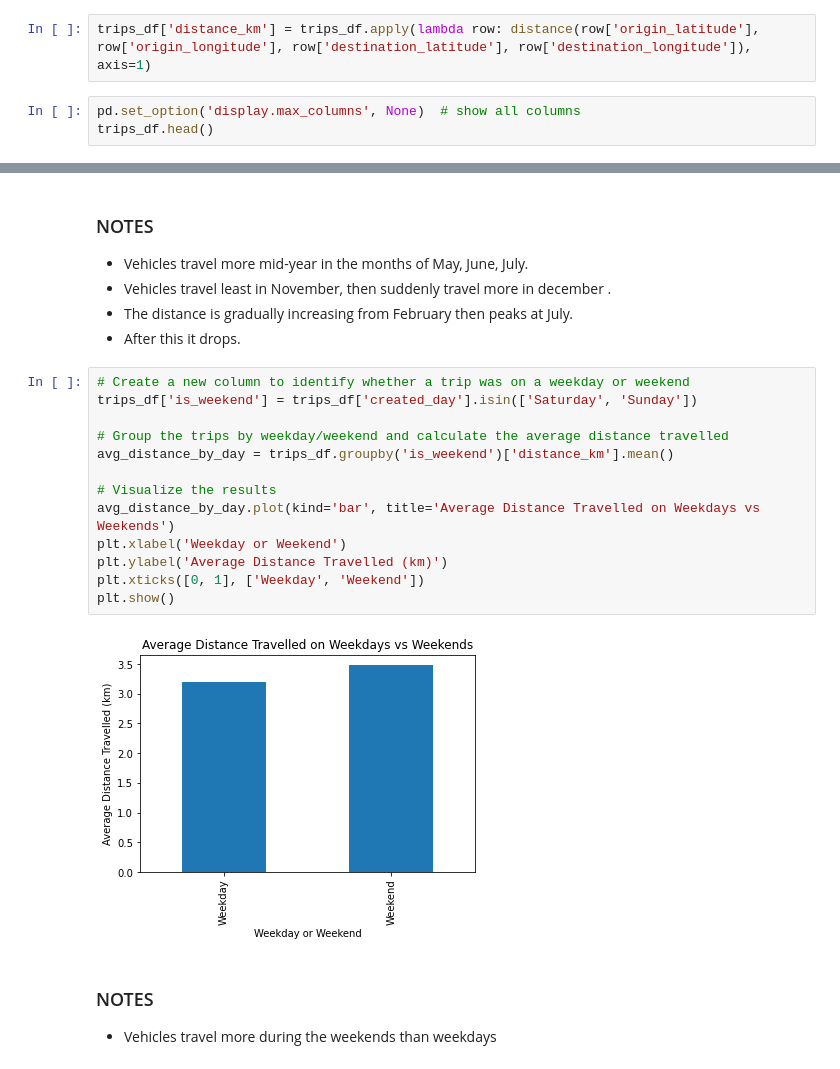
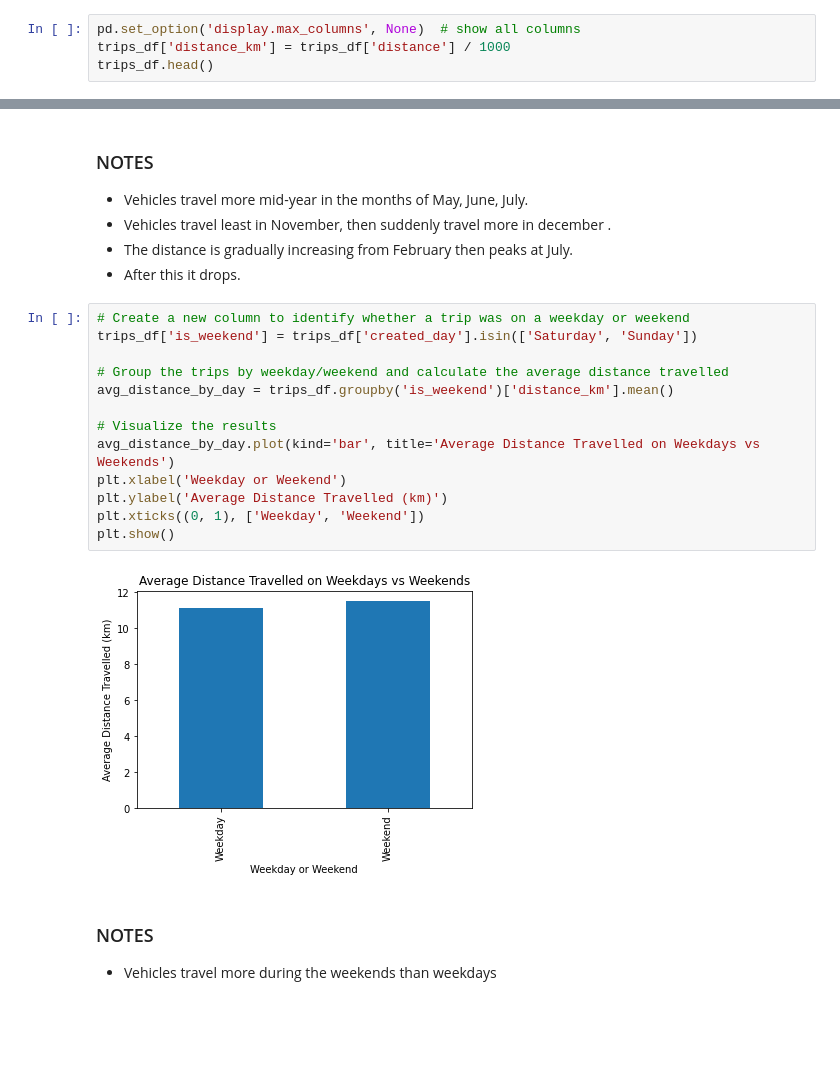
Before and after one commit to Ronnie-Leon76/Yatsa-Analytics, a Jupyter notebook: Yatsa-Analytics-EDA.ipynb, the cells around one changed output, grey strips where cells are left out. Cells and saved outputs as stored; diff of their text form; blank space fills up the shorter version.

```diff
--- a/Yatsa-Analytics-EDA.ipynb
+++ b/Yatsa-Analytics-EDA.ipynb
@@ -294,7 +261,6 @@ def distance(org_lat, org_lon, dest_lat, dest_lon):
-# %%
-trips_df['distance_km'] = trips_df.apply(lambda row: distance(row['origin_latitude'], row['origin_longitude'], row['destination_latitude'], row['destination_longitude']), axis=1)
 # %%
 pd.set_option('display.max_columns', None)  # show all columns
+trips_df['distance_km'] = trips_df['distance'] / 1000
 trips_df.head()
 # %% [output]
 |  | id | created | asset_id | distance | origin_latitude | origin_longitude | origin_time_stamp | ... |
@@ -375,18 +343,18 @@ draw_bar(feature='created_month', label='Month', figsize=(13,6))
 # %%
 # Create a new column to identify whether a trip was on a weekday or weekend
 trips_df['is_weekend'] = trips_df['created_day'].isin(['Saturday', 'Sunday'])
 
 # Group the trips by weekday/weekend and calculate the average distance travelled
 avg_distance_by_day = trips_df.groupby('is_weekend')['distance_km'].mean()
 
 # Visualize the results
 avg_distance_by_day.plot(kind='bar', title='Average Distance Travelled on Weekdays vs Weekends')
 plt.xlabel('Weekday or Weekend')
 plt.ylabel('Average Distance Travelled (km)')
-plt.xticks([0, 1], ['Weekday', 'Weekend'])
+plt.xticks((0, 1), ['Weekday', 'Weekend'])
 plt.show()
 # %% [output]
-[figure, old version]
+[figure, new version]
 # %% [markdown]
 ### NOTES
 - Vehicles travel more during the weekends than weekdays
```
Also changed, not shown: parts of 15 cells of this notebook.
